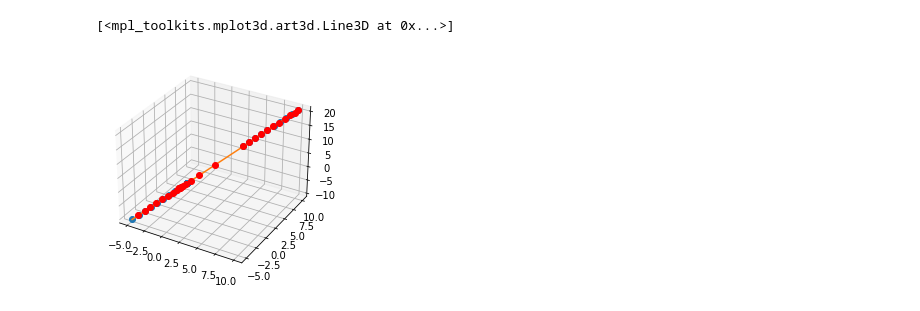
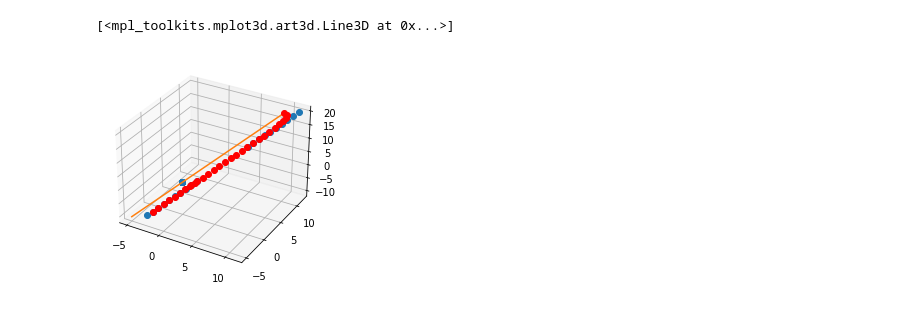
Before and after one commit to bendikrs/Final_Project_31392_Group_2, a Jupyter notebook: kalman_tracking.ipynb, the cells around one changed output. Saved outputs shown, nothing was run; the diff lists cells and outputs as text; code cells hidden in the pictures.

```diff
--- a/kalman_tracking.ipynb
+++ b/kalman_tracking.ipynb
@@ -29,7 +25,7 @@ def noiseVector(n):
     """
     Generates a vector of noise values
     """
-    return np.random.randn(n)[0] / 5
+    return np.random.randn(n*3)[0]
 
 noisex = noiseVector(n)
 noisey = noiseVector(n)
@@ -37,10 +33,7 @@ noisez = noiseVector(n)
 
 model_z = 2*x + 0.1*y
 
-
 measurement_z = model_z + noisez
-
-
 
 model = np.array([x,y,model_z]).reshape(3,3*n)
 
@@ -48,3 +41,6 @@ measurement = np.array([x+noisex,y+noisey,measurement_z]).reshape(3,3*n)
 
 #make the middle part of measurement zero
 measurement[:,n:2*n] = np.zeros((3,n))
+
+
+measurement.T[0], measurement.T[-1], model.T[0], model.T[-1]
@@ -131,43 +180,44 @@ def kalmanPosition(measurement, x_prediction, P_prediction, Q, R,k):
 
 
     # Update
-    H = np.eye(3)
-    K = P_prediction @ H.T @ np.linalg.inv(H @ P_prediction @ H.T + R)
-    x_prediction = x_prediction + K @ (measurement - H @ x_prediction)
-    P_prediction = (np.eye(3) - K @ H) @ P_prediction
+    if measurement[0] != 0:
+        H = np.eye(3)
+        K = P_prediction @ H.T @ np.linalg.inv(H @ P_prediction @ H.T + R)
+        x_prediction = x_prediction + K @ (measurement - H @ x_prediction)
+        P_prediction = (np.eye(3) - K @ H) @ P_prediction
 
 
     return x_prediction, P_prediction
 # %%
 k=1
 r_xy = 3
 r_z = 3
 x_init = model.T[0]
 
 P_init = np.eye(3)
 Q_init = np.eye(3)
 R_init = np.array([[r_xy,0,0],[0,r_xy,0],[0,0,r_z]])
 
 kalman_estimates = np.zeros_like(measurement).T
 kalman_estimates[0] = x_init
 
 for i in range(n*3-1):
     x_prediction, P_prediction = kalmanPosition(measurement.T[i],x_init,P_init,Q_init,R_init,k)
     kalman_estimates[i+1] = x_prediction
     x_init = x_prediction
     P_init = P_prediction
-    k+=1
+
 
 kalman_estimates = kalman_estimates.T
 
 fig = plt.figure()
 
 ax = fig.add_subplot(111, projection='3d')
 
 ax.plot(measurement[0],measurement[1],measurement[2],'o',label='measurement')
 ax.plot(model[0],model[1],model[2],'-',label='model')
 ax.plot(kalman_estimates[0],kalman_estimates[1],kalman_estimates[2],'o',label='kalman_estimates',color='red')
 # %% [output]
 [<mpl_toolkits.mplot3d.art3d.Line3D at 0x...>]
-[figure, old version]
+[figure, new version]
 # %%
```
Also changed, not shown: parts of 7 cells of this notebook, 1 other file.
